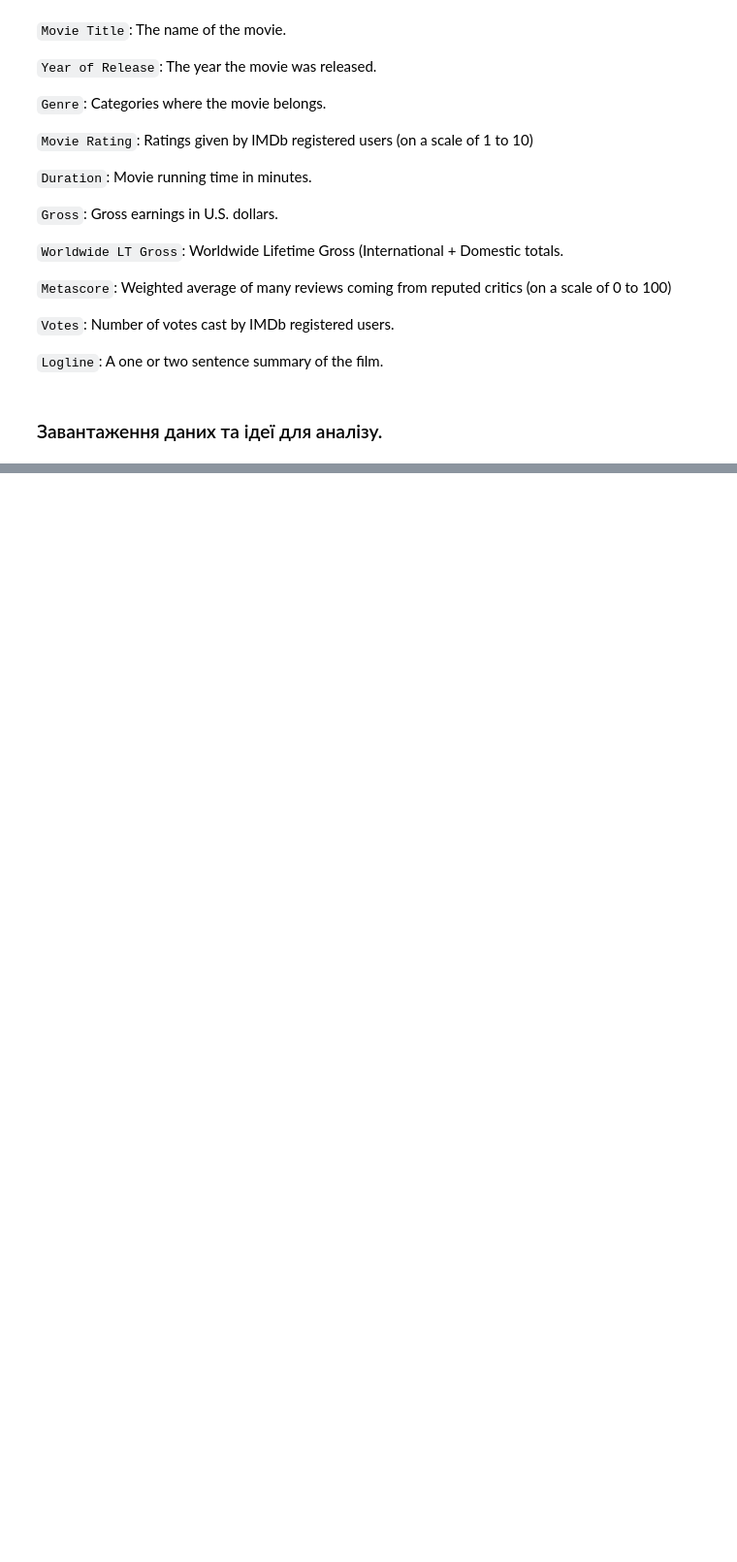
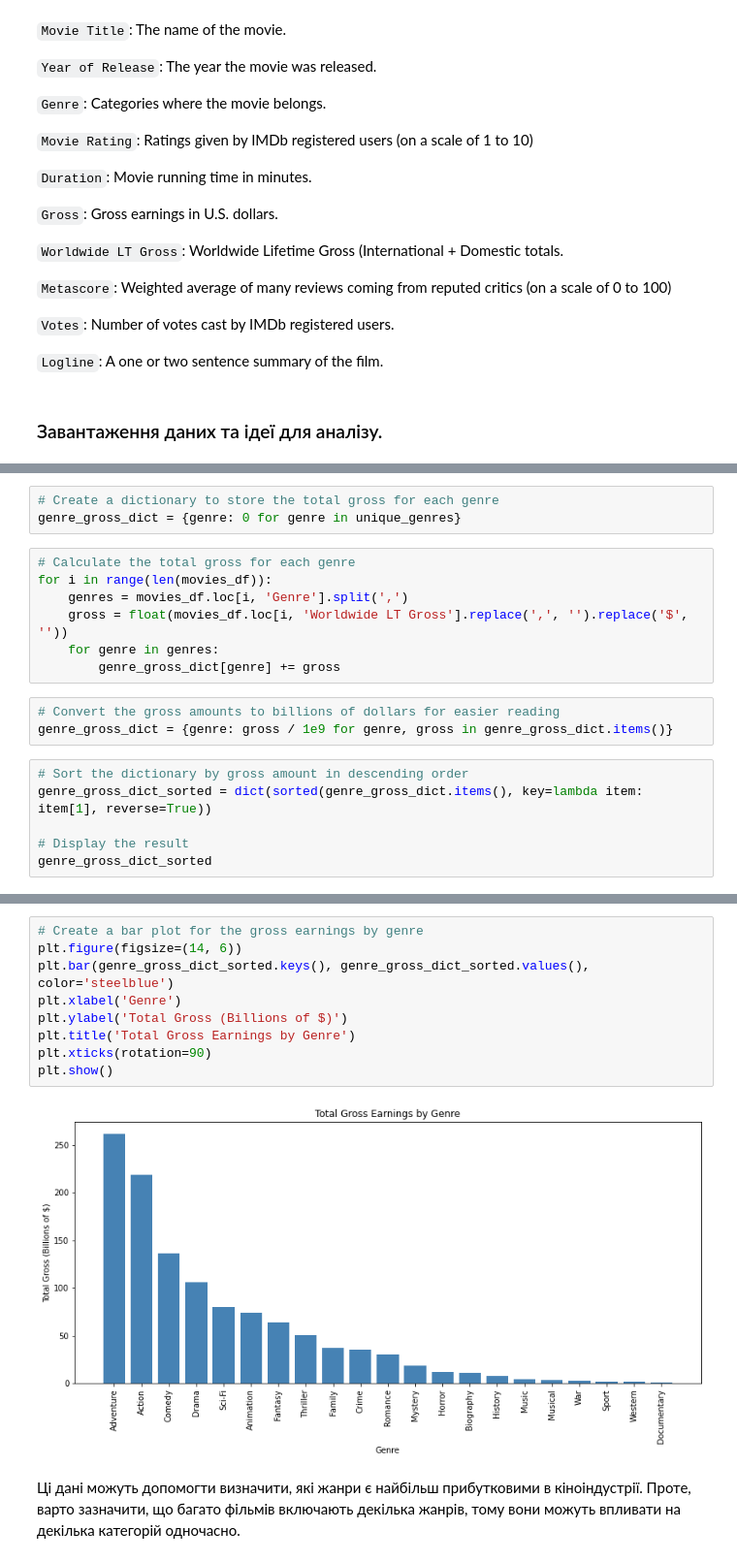
Before and after one commit to roman-povzyk/chatGPT_code_interpreter_projects, a Jupyter notebook: Top 1000 Highest Grossing Movies Of All Time (from Kaggle).ipynb, the cells around one changed output, grey strips where cells are left out. Shown: that part at 97% size. Drawn from its saved outputs; the diff is of its cells as text; blank space fills up the shorter version.

```diff
--- a/Top 1000 Highest Grossing Movies Of All Time (from Kaggle).ipynb
+++ b/Top 1000 Highest Grossing Movies Of All Time (from Kaggle).ipynb
@@ -57,0 +71,19 @@ movies_df.head()
+# %%
+# Create a dictionary to store the total gross for each genre
+genre_gross_dict = {genre: 0 for genre in unique_genres}
+# %%
+# Calculate the total gross for each genre
+for i in range(len(movies_df)):
+    genres = movies_df.loc[i, 'Genre'].split(',')
+    gross = float(movies_df.loc[i, 'Worldwide LT Gross'].replace(',', '').replace('$', ''))
+    for genre in genres:
+        genre_gross_dict[genre] += gross
+# %%
+# Convert the gross amounts to billions of dollars for easier reading
+genre_gross_dict = {genre: gross / 1e9 for genre, gross in genre_gross_dict.items()}
+# %%
+# Sort the dictionary by gross amount in descending order
+genre_gross_dict_sorted = dict(sorted(genre_gross_dict.items(), key=lambda item: item[1], reverse=True))
+
+# Display the result
+genre_gross_dict_sorted
@@ -57,0 +108,13 @@ movies_df.head()
+# %%
+# Create a bar plot for the gross earnings by genre
+plt.figure(figsize=(14, 6))
+plt.bar(genre_gross_dict_sorted.keys(), genre_gross_dict_sorted.values(), color='steelblue')
+plt.xlabel('Genre')
+plt.ylabel('Total Gross (Billions of $)')
+plt.title('Total Gross Earnings by Genre')
+plt.xticks(rotation=90)
+plt.show()
+# %% [output]
+[figure, added]
+# %% [markdown]
+Ці дані можуть допомогти визначити, які жанри є найбільш прибутковими в кіноіндустрії. Проте, варто зазначити, що багато фільмів включають декілька жанрів, тому вони можуть впливати на декілька категорій одночасно.
```
Also changed, not shown: parts of 40 cells of this notebook.
